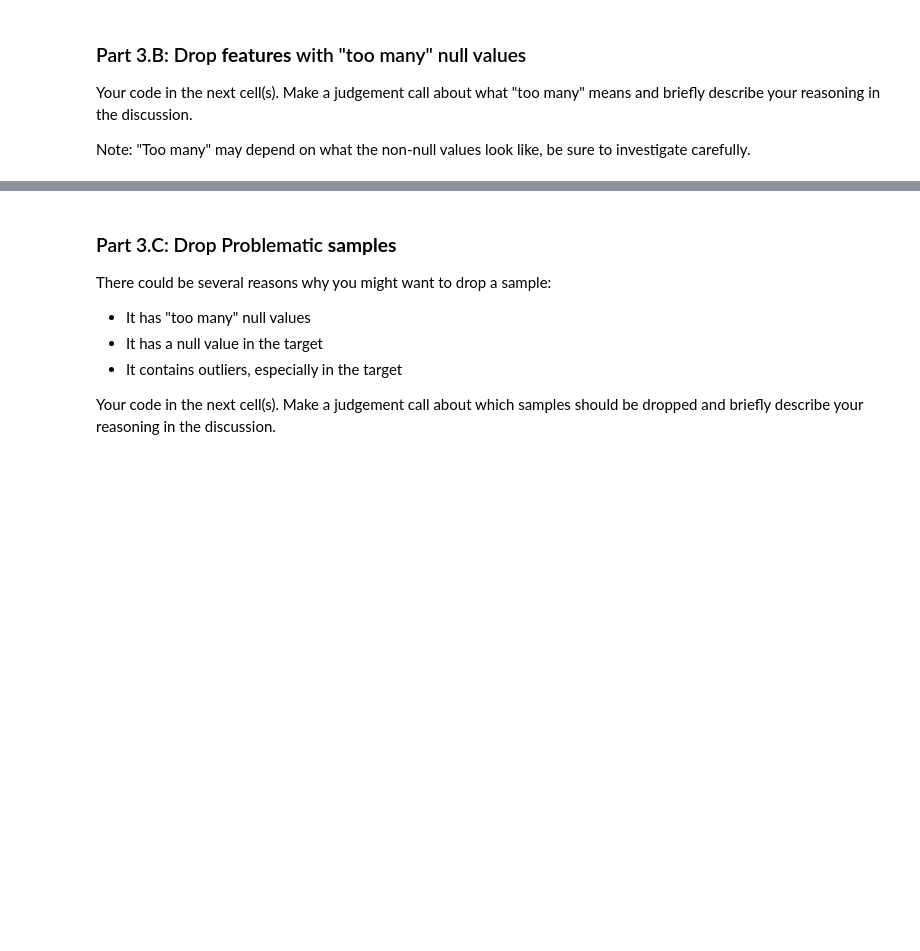
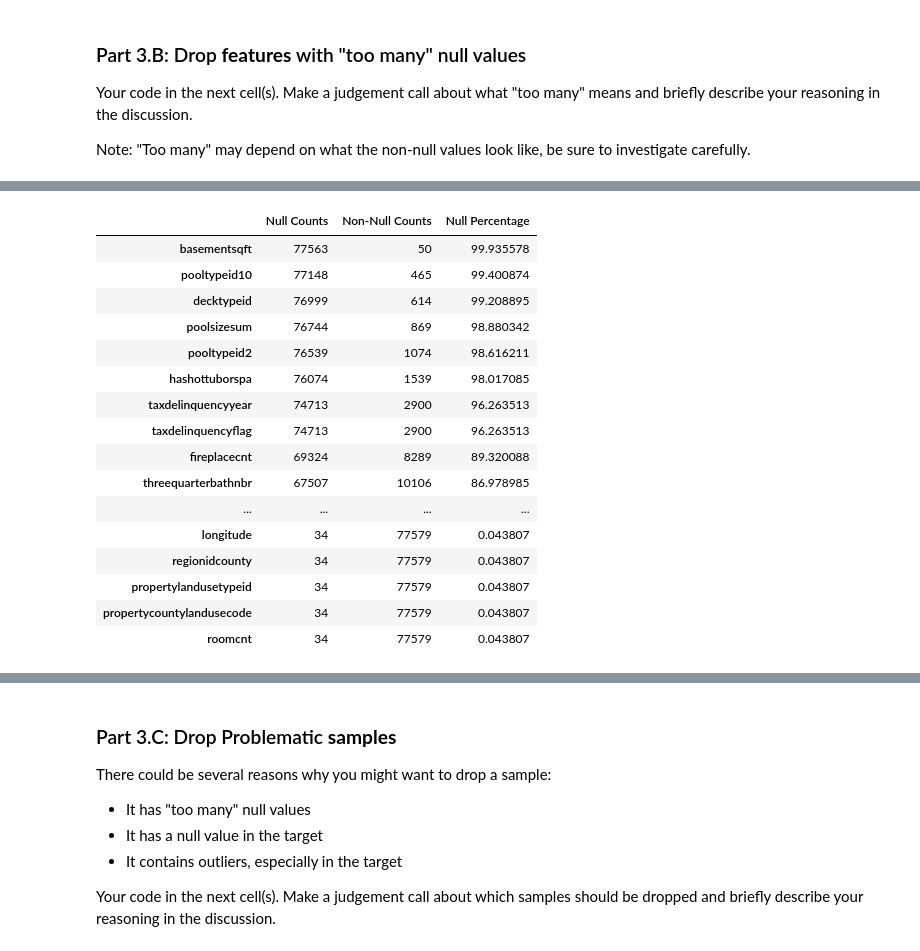
Before and after one commit to luke-wamboldt/Mod-3-Milestones-Group-78, a Jupyter notebook: Milestone_01.ipynb, the cells around one changed output, grey strips where cells are left out. Saved outputs shown, nothing was run; the diff lists cells and outputs as text; code cells hidden in the pictures; blank space fills up the shorter version.

```diff
--- a/Milestone_01.ipynb
+++ b/Milestone_01.ipynb
@@ -571,0 +607,26 @@ Note: "Too many" may depend on what the non-null values look like, be sure to in
+# %%
+df_clean = df_clean.drop(columns=['storytypeid', 'finishedsquarefeet13', 'finishedsquarefeet6', 'finishedsquarefeet15', 'finishedsquarefeet50', 'finishedfloor1squarefeet', 'buildingclasstypeid', 'yardbuildingsqft26', 'yardbuildingsqft17', 'architecturalstyletypeid', 'typeconstructiontypeid'])
+
+null_counts = df_clean.isnull().sum().to_frame(name='Null Counts')
+null_counts['Non-Null Counts'] = df_clean.notnull().sum()
+null_counts['Null Percentage'] = (null_counts['Null Counts'] / len(df_clean)) * 100
+
+null_counts.sort_values(by='Null Percentage', ascending=False)
+# %% [output]
+|  | Null Counts | Non-Null Counts | Null Percentage |
+| basementsqft | 77563 | 50 | 99.935578 |
+| pooltypeid10 | 77148 | 465 | 99.400874 |
+| decktypeid | 76999 | 614 | 99.208895 |
+| poolsizesum | 76744 | 869 | 98.880342 |
+| pooltypeid2 | 76539 | 1074 | 98.616211 |
+| hashottuborspa | 76074 | 1539 | 98.017085 |
+| taxdelinquencyyear | 74713 | 2900 | 96.263513 |
+| taxdelinquencyflag | 74713 | 2900 | 96.263513 |
+| fireplacecnt | 69324 | 8289 | 89.320088 |
+| threequarterbathnbr | 67507 | 10106 | 86.978985 |
+| ... | ... | ... | ... |
+| longitude | 34 | 77579 | 0.043807 |
+| regionidcounty | 34 | 77579 | 0.043807 |
+| propertylandusetypeid | 34 | 77579 | 0.043807 |
+| propertycountylandusecode | 34 | 77579 | 0.043807 |
+| roomcnt | 34 | 77579 | 0.043807 |
```
Also changed, not shown: parts of 6 cells of this notebook.
